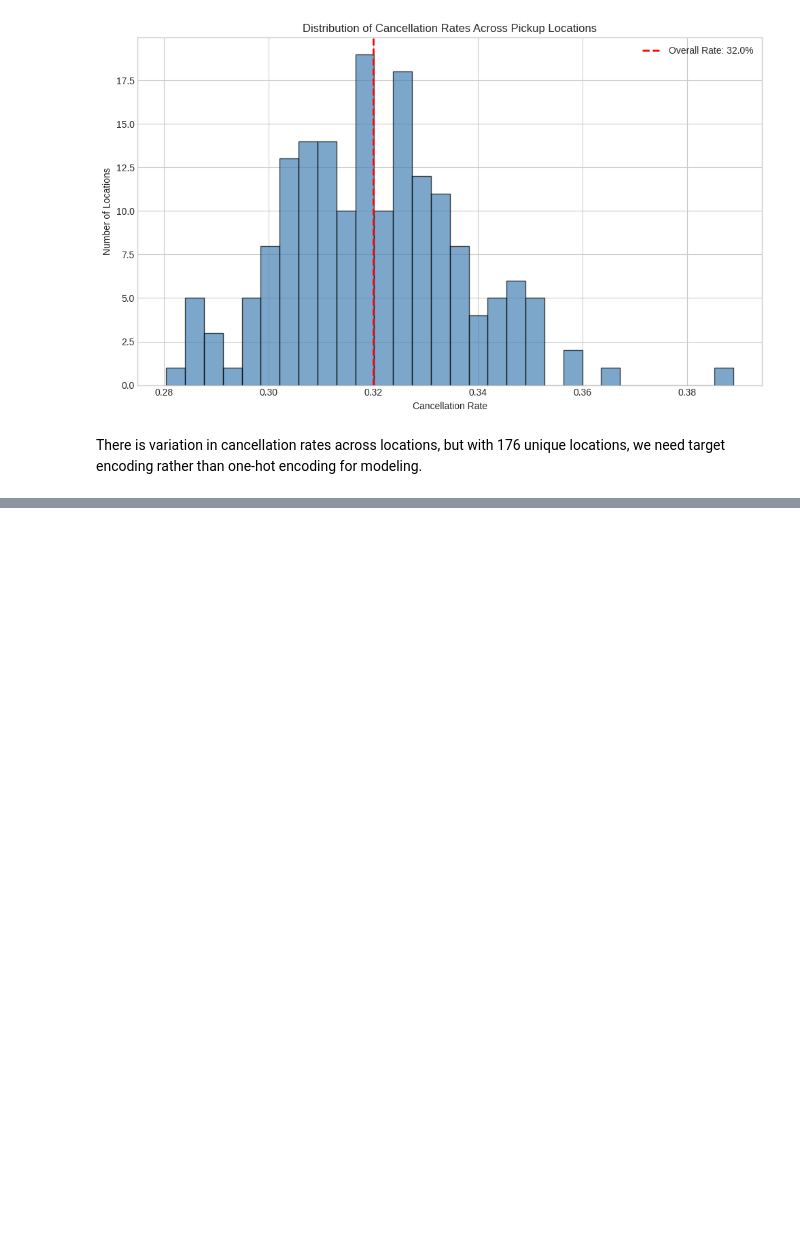
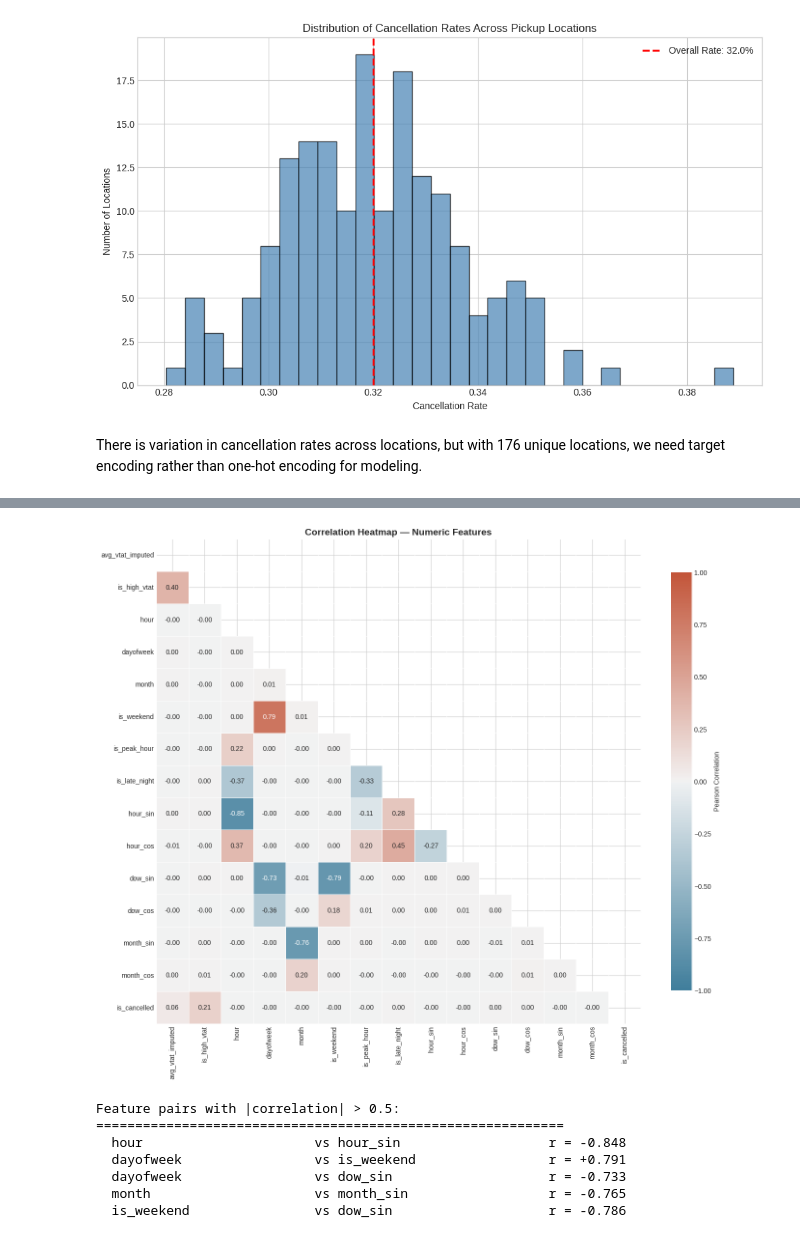
Before and after one commit to amaldu/uber-ride-cancellation-prediction, a Jupyter notebook: uber-analysis/notebooks/05_bivar_eda.ipynb, the cells around one changed output, grey strips where cells are left out. Saved outputs shown, nothing was run; the diff lists cells and outputs as text; code cells hidden in the pictures; blank space fills up the shorter version.

```diff
--- a/uber-analysis/notebooks/05_bivar_eda.ipynb
+++ b/uber-analysis/notebooks/05_bivar_eda.ipynb
@@ -389,0 +446,34 @@ There is variation in cancellation rates across locations, but with 176 unique l
+# %%
+corr_matrix = numeric_df.corr()
+
+fig, ax = plt.subplots(figsize=(14, 12))
+mask = np.triu(np.ones_like(corr_matrix, dtype=bool))
+cmap = sns.diverging_palette(230, 20, as_cmap=True)
+
+sns.heatmap(
+    corr_matrix, mask=mask, cmap=cmap, center=0,
+    annot=True, fmt='.2f', square=True, linewidths=0.5,
+    vmin=-1, vmax=1, ax=ax,
+    cbar_kws={"shrink": 0.8, "label": "Pearson Correlation"}
+)
+ax.set_title('Correlation Heatmap — Numeric Features', fontsize=14, fontweight='bold')
+plt.tight_layout()
+plt.show()
+
+# Highlight strong correlations (|r| > 0.5) excluding self-correlations
+print("\nFeature pairs with |correlation| > 0.5:")
+print("=" * 60)
+for i in range(len(corr_matrix.columns)):
+    for j in range(i + 1, len(corr_matrix.columns)):
+        r = corr_matrix.iloc[i, j]
+        if abs(r) > 0.5:
+            print(f"  {corr_matrix.columns[i]:25s} vs {corr_matrix.columns[j]:25s}  r = {r:+.3f}")
+# %% [output]
+[figure, added]
+Feature pairs with |correlation| > 0.5:
+============================================================
+  hour                      vs hour_sin                   r = -0.848
+  dayofweek                 vs is_weekend                 r = +0.791
+  dayofweek                 vs dow_sin                    r = -0.733
+  month                     vs month_sin                  r = -0.765
+  is_weekend                vs dow_sin                    r = -0.786
```
Also changed, not shown: parts of 20 cells of this notebook, 1 other file.
